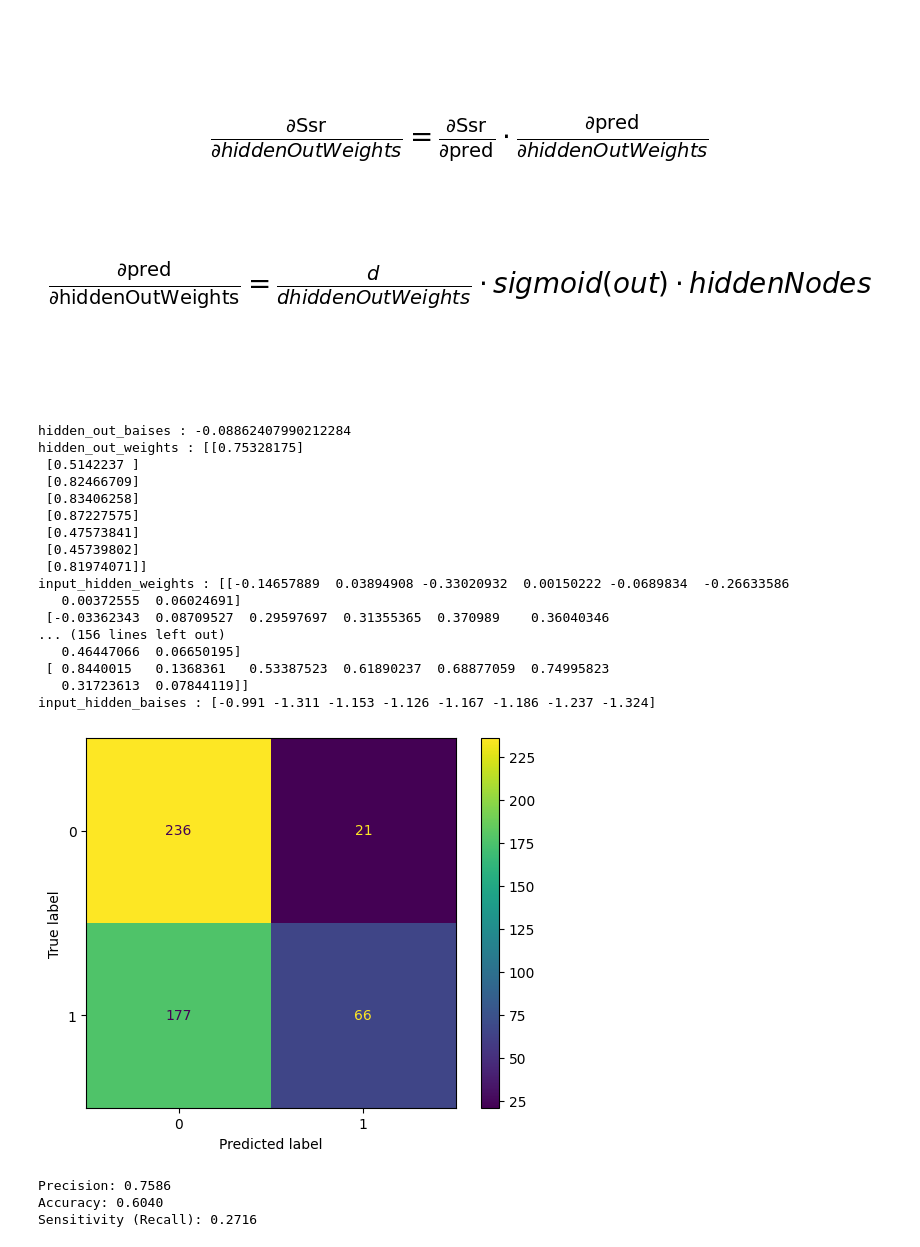
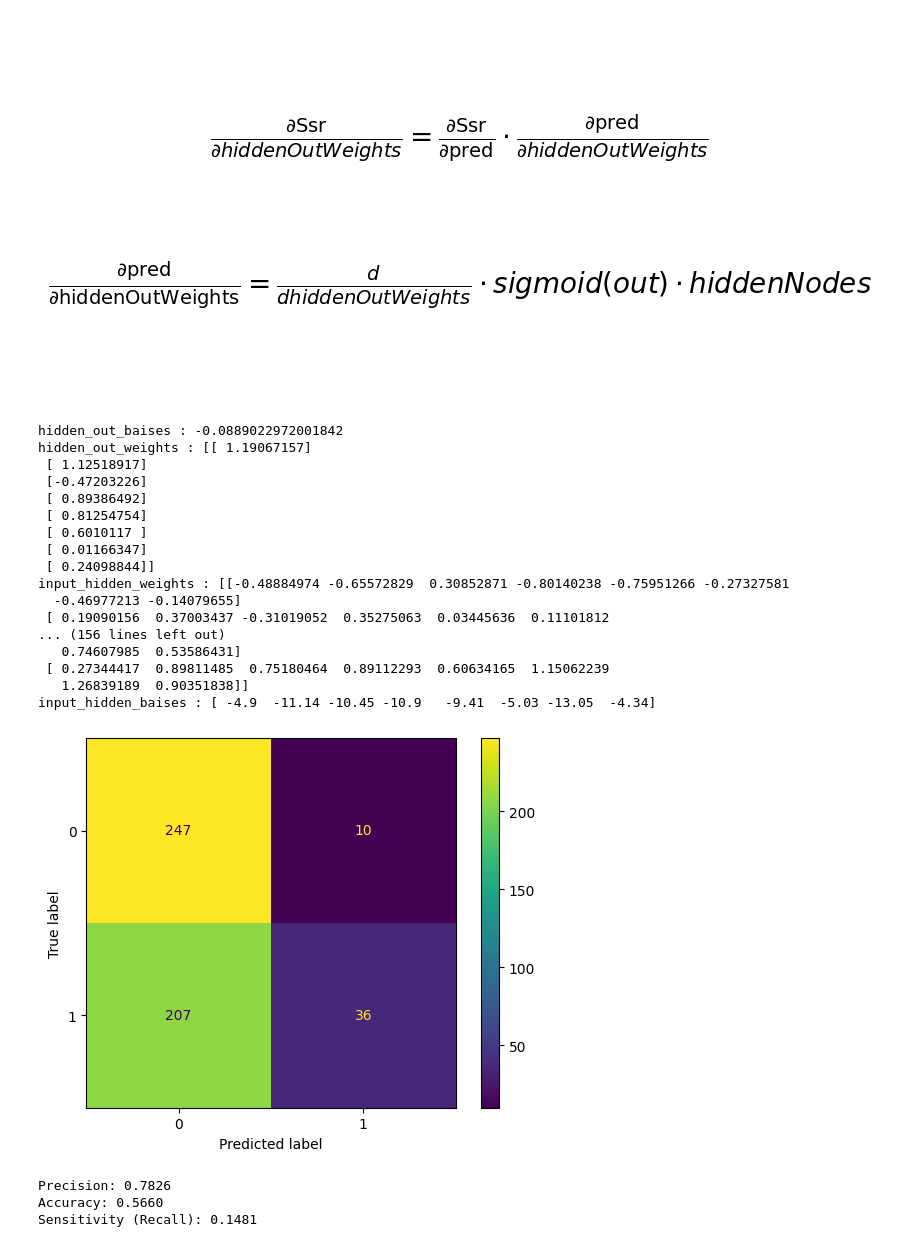
Before and after one commit to tohidnoori/Ann-from-scratch, a Jupyter notebook: ann-bank-data-analysis.ipynb, the cells around one changed output. Saved outputs shown, nothing was run; the diff lists cells and outputs as text; code cells hidden in the pictures.

```diff
--- a/ann-bank-data-analysis.ipynb
+++ b/ann-bank-data-analysis.ipynb
@@ -55,7 +55,7 @@ Number of columns: 81
 [figure]
 [figure]
 # %%
-learning_rate = 0.001
+learning_rate = 0.01
 #hidden-input layer wieghts and biases
 input_hidden_weights = np.random.rand(input_nodes_num,hidden_nodes_num)
 input_hidden_baises = np.zeros(hidden_nodes_num)
@@ -121,23 +121,23 @@ print(f"hidden_out_weights : {hidden_out_weights}" )
 print(f"input_hidden_weights : {input_hidden_weights}" )
 print(f"input_hidden_baises : {input_hidden_baises}" )
 # %% [output]
-hidden_out_baises : -0.08862407990212284
-hidden_out_weights : [[0.75328175]
- [0.5142237 ]
- [0.82466709]
- [0.83406258]
- [0.87227575]
- [0.47573841]
- [0.45739802]
- [0.81974071]]
-input_hidden_weights : [[-0.14657889  0.03894908 -0.33020932  0.00150222 -0.0689834  -0.26633586
-   0.00372555  0.06024691]
- [-0.03362343  0.08709527  0.29597697  0.31355365  0.370989    0.36040346
+hidden_out_baises : -0.0889022972001842
+hidden_out_weights : [[ 1.19067157]
+ [ 1.12518917]
+ [-0.47203226]
+ [ 0.89386492]
+ [ 0.81254754]
+ [ 0.6010117 ]
+ [ 0.01166347]
+ [ 0.24098844]]
+input_hidden_weights : [[-0.48884974 -0.65572829  0.30852871 -0.80140238 -0.75951266 -0.27327581
+  -0.46977213 -0.14079655]
+ [ 0.19090156  0.37003437 -0.31019052  0.35275063  0.03445636  0.11101812
 ... (156 lines left out)
-   0.46447066  0.06650195]
- [ 0.8440015   0.1368361   0.53387523  0.61890237  0.68877059  0.74995823
-   0.31723613  0.07844119]]
-input_hidden_baises : [-0.991 -1.311 -1.153 -1.126 -1.167 -1.186 -1.237 -1.324]
+   0.74607985  0.53586431]
+ [ 0.27344417  0.89811485  0.75180464  0.89112293  0.60634165  1.15062239
+   1.26839189  0.90351838]]
+input_hidden_baises : [ -4.9  -11.14 -10.45 -10.9   -9.41  -5.03 -13.05  -4.34]
 # %%
 def forward(input_nodes1,input_hidden_weights1,hidden_out_weights1,input_hidden_baises1,hidden_out_baises1):
     #initialize hidden nodes
@@ -178,28 +182,29 @@ def binary_cross_entropy(y_true, y_pred):
 # %%
 predictions = []
 for i in range(0,len(X_test_scaled)):
     input_nodes = X_test_scaled[i]
     pred,_,_ = forward(input_nodes,input_hidden_weights,hidden_out_weights,input_hidden_baises,hidden_out_baises)
     predictions.append(pred)
 binary_predictions = (np.array(predictions)>= 0.5).astype(int)
+def plot_confusion_mat(predictions,y_test1):
+    cm = confusion_matrix(y_test, predictions)
+    disp = ConfusionMatrixDisplay(confusion_matrix=cm)
+    disp.plot()
+    plt.show()
+    # Calculate precision, accuracy, and sensitivity
+    precision = precision_score(y_test1, predictions)
+    accuracy = accuracy_score(y_test1, predictions)
+    sensitivity = recall_score(y_test1, predictions)
 
-cm = confusion_matrix(y_test, binary_predictions)
-disp = ConfusionMatrixDisplay(confusion_matrix=cm)
-disp.plot()
-plt.show()
-    # Calculate precision, accuracy, and sensitivity
-precision = precision_score(y_test, binary_predictions)
-accuracy = accuracy_score(y_test, binary_predictions)
-sensitivity = recall_score(y_test, binary_predictions)
-
-print(f'Precision: {precision:.4f}')
-print(f'Accuracy: {accuracy:.4f}')
-print(f'Sensitivity (Recall): {sensitivity:.4f}')
+    print(f'Precision: {precision:.4f}')
+    print(f'Accuracy: {accuracy:.4f}')
+    print(f'Sensitivity (Recall): {sensitivity:.4f}')
+plot_confusion_mat(binary_predictions,y_test);
 # %% [output]
-[figure, old version]
+[figure, new version]
-Precision: 0.7586
-Accuracy: 0.6040
-Sensitivity (Recall): 0.2716
+Precision: 0.7826
+Accuracy: 0.5660
+Sensitivity (Recall): 0.1481
 # %%
 import numpy as np
 import pandas as pd
```
Also changed, not shown: parts of 7 cells of this notebook.
